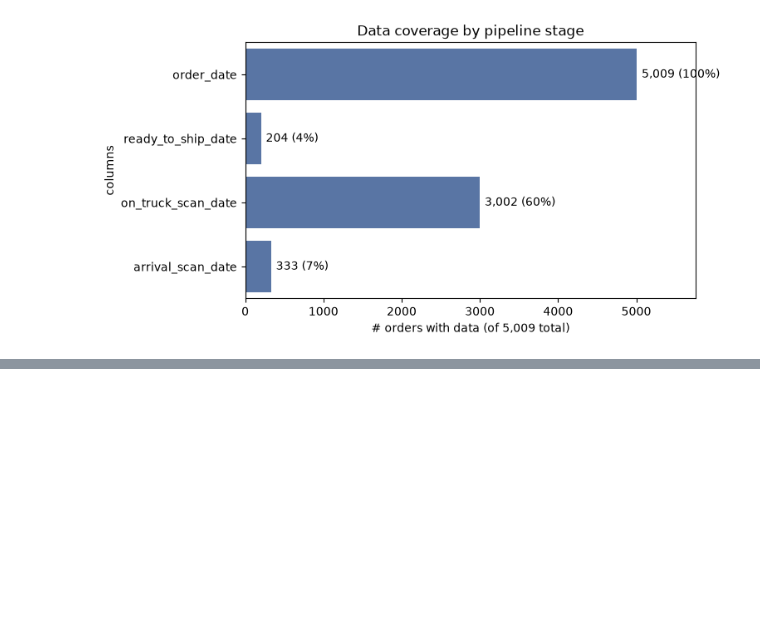
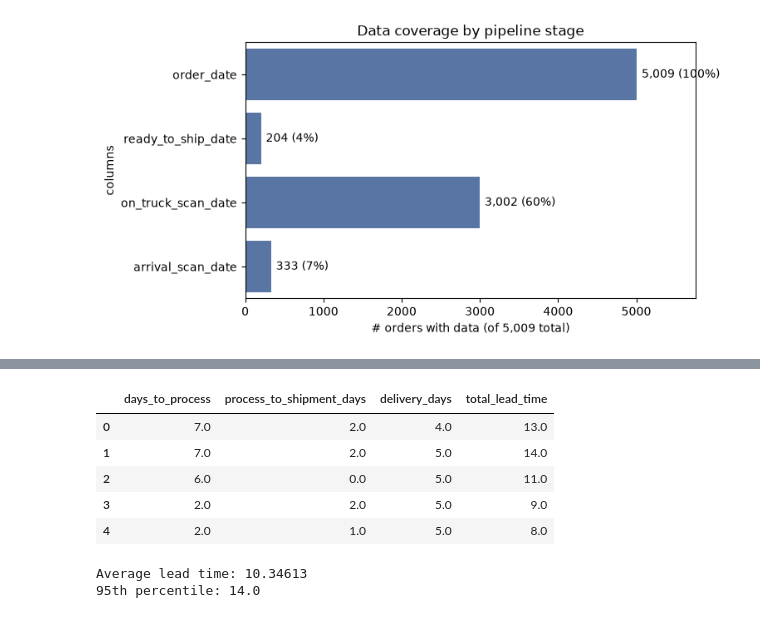
Before and after one commit to aparna2382/muesli_project, a Jupyter notebook: muesli1.ipynb, the cells around one changed output, grey strips where cells are left out. Saved outputs shown, nothing was run; the diff lists cells and outputs as text; code cells hidden in the pictures; blank space fills up the shorter version.

```diff
--- a/muesli1.ipynb
+++ b/muesli1.ipynb
@@ -916,0 +960,28 @@ ax.set_xlim(right=coverage.max() * 1.15);
+# %%
+n_sim = 100_000  # number of simulated orders
+
+df_new = pd.DataFrame({
+    "days_to_process": np.random.choice(df["days_to_process"].dropna().values, size=n_sim),
+    "process_to_shipment_days": np.random.choice(df["process_to_shipment_days"].dropna().values, size=n_sim),
+    "delivery_days": np.random.choice(df["delivery_days"].dropna().values, size=n_sim),
+})
+
+df_new["total_lead_time"] = (
+    df_new["days_to_process"]
+    + df_new["process_to_shipment_days"]
+    + df_new["delivery_days"]
+)
+
+display(df_new.head())
+
+print("Average lead time:", df_new["total_lead_time"].mean())
+print("95th percentile:", np.percentile(df_new["total_lead_time"], 95))
+# %% [output]
+|  | days_to_process | process_to_shipment_days | delivery_days | total_lead_time |
+| 0 | 7.0 | 2.0 | 4.0 | 13.0 |
+| 1 | 7.0 | 2.0 | 5.0 | 14.0 |
+| 2 | 6.0 | 0.0 | 5.0 | 11.0 |
+| 3 | 2.0 | 2.0 | 5.0 | 9.0 |
+| 4 | 2.0 | 1.0 | 5.0 | 8.0 |
+Average lead time: 10.34613
+95th percentile: 14.0
```
Also changed, not shown: parts of 6 cells of this notebook.
